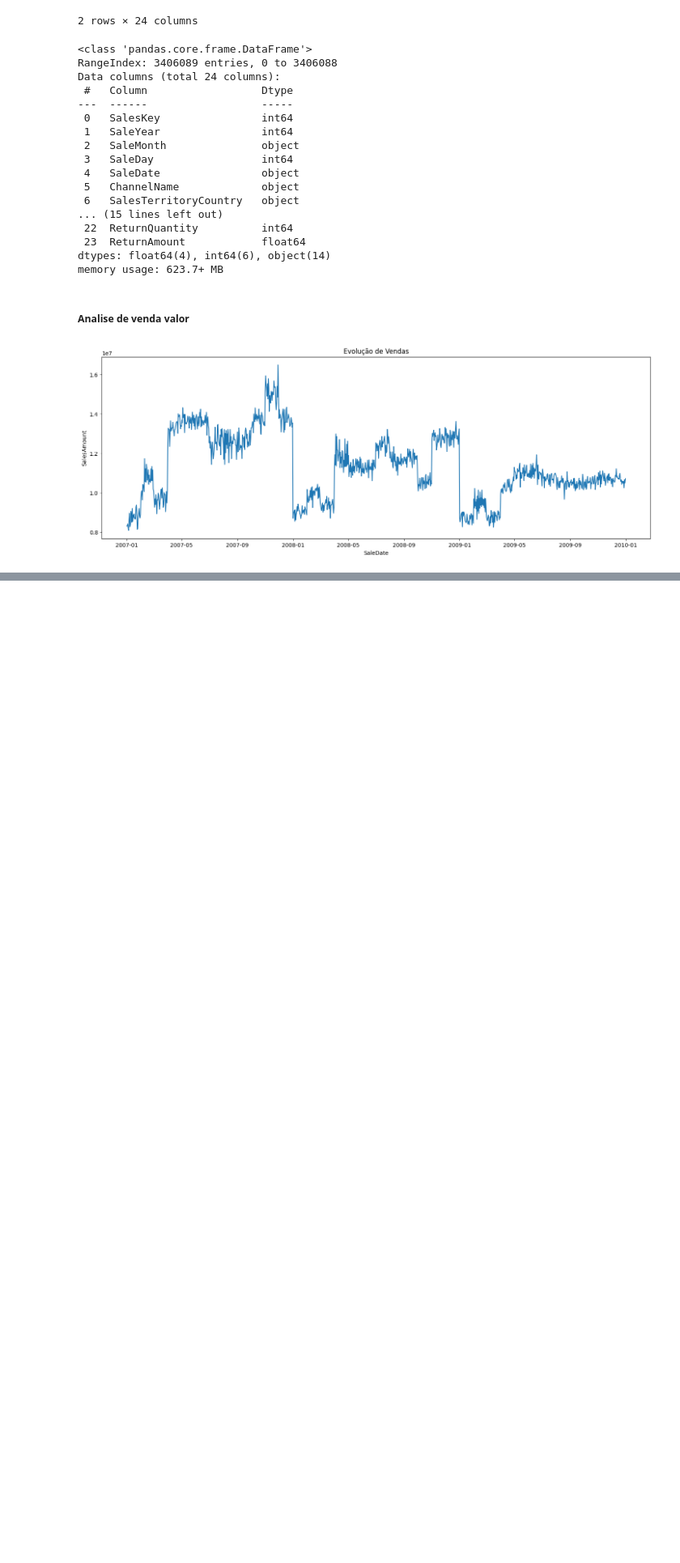
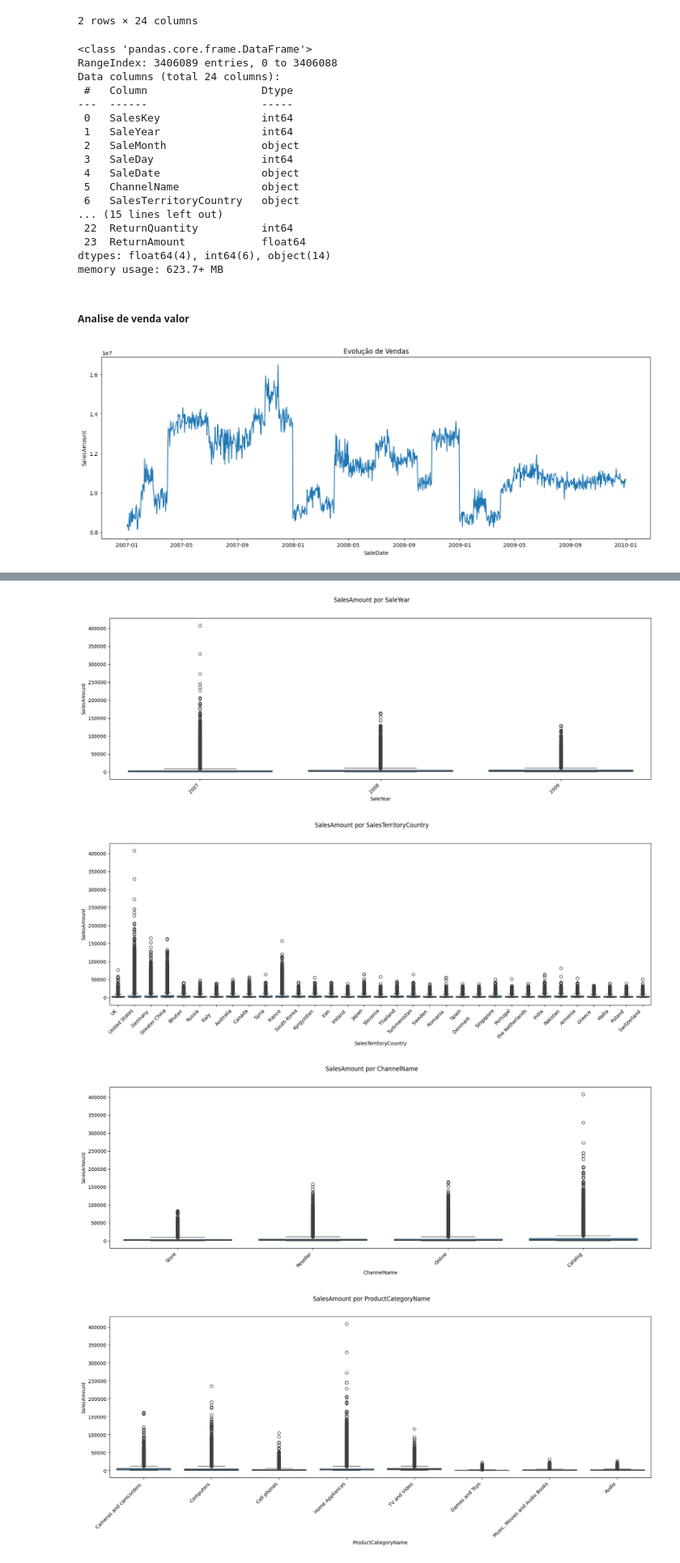
Before and after one commit to torvess/dashboard_vendas_contoso, a Jupyter notebook: Notebooks/analise_exploratoria.ipynb, the cells around one changed output, grey strips where cells are left out. Shown at 81% size. Cells and saved outputs as stored; diff of their text form; code cells hidden in the pictures; blank space fills up the shorter version.

```diff
--- a/Notebooks/analise_exploratoria.ipynb
+++ b/Notebooks/analise_exploratoria.ipynb
@@ -191,0 +241,27 @@ for x in x_columns:
+# %%
+# funcao para boxplot
+def plot_box_plot_chart(data, x, y):
+    fig, ax = plt.subplots(figsize=(20, 6))
+    fig.suptitle(f'{y} por {x}')
+
+    ax = sns.boxplot(
+                data=data,
+                x=x,
+                y=y
+            )
+
+    ax.set_xticklabels(ax.get_xticklabels(), rotation=45, ha='right')
+
+    plt.show()
+# %%
+x_columns = ['SaleYear', 'SalesTerritoryCountry', 'ChannelName', 'ProductCategoryName', 'ProductSubcategoryName', 'BrandName', 'ClassName', ]
+y_columns = ['SalesAmount', 'SalesQuantity']
+# %%
+for y in y_columns:
+    for x in x_columns:
+        plot_box_plot_chart(dados, x, y)
+# %% [output]
+[figure, added]
+[figure, added]
+[figure, added]
+[figure, added]
```
Also changed, not shown: parts of 11 cells of this notebook.
